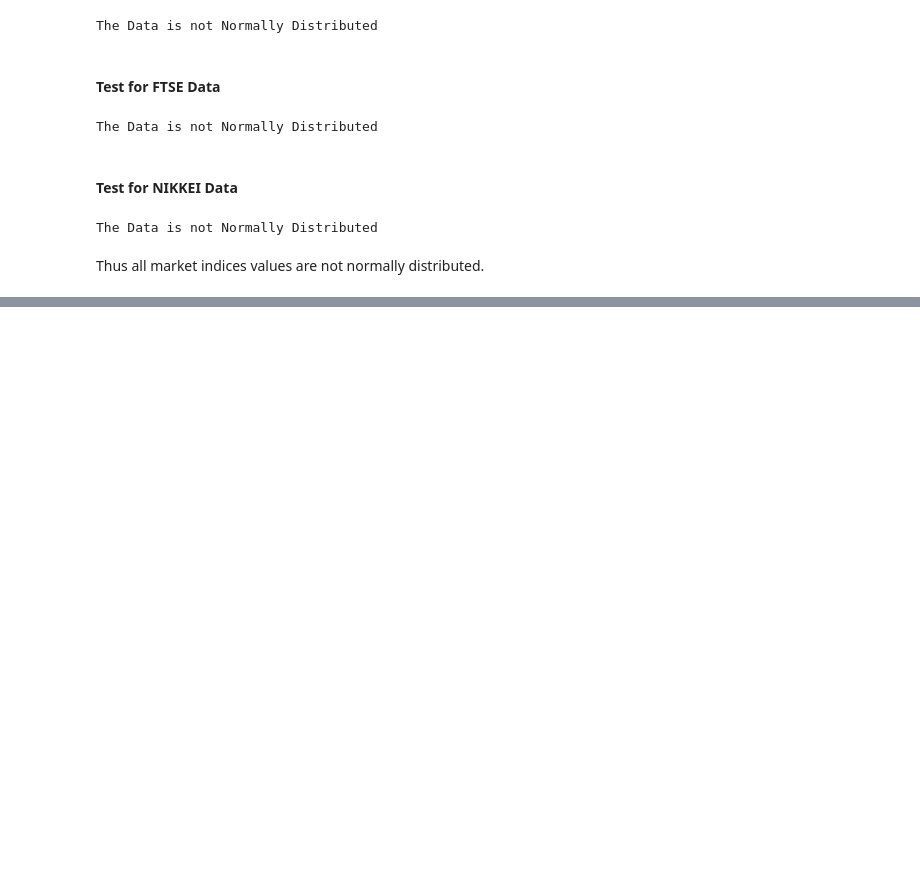
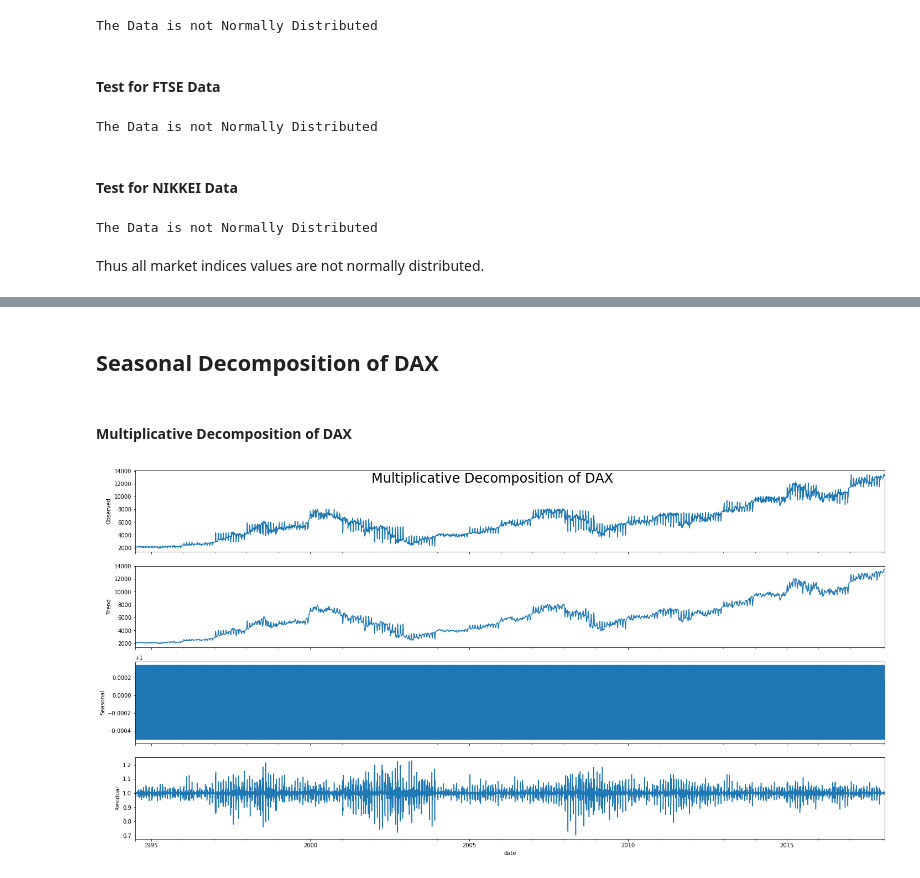
Before and after one commit to yashveersinghsohi/Analysis_of_market_indices_SARIMAX, a Jupyter notebook: Visualization.ipynb, the cells around one changed output, grey strips where cells are left out. Drawn from its saved outputs; the diff is of its cells as text; code cells hidden in the pictures; blank space fills up the shorter version.

```diff
--- a/Visualization.ipynb
+++ b/Visualization.ipynb
@@ -259,0 +296,12 @@ Thus all market indices values are not normally distributed.
+# %% [markdown]
+## Seasonal Decomposition of DAX
+# %% [markdown]
+#### Multiplicative Decomposition of DAX
+# %%
+plt.rcParams['figure.figsize'] = 20, 10
+
+dax_dec_multiplicative = seasonal_decompose(data.dax, model = "multiplicative")
+dax_dec_multiplicative.plot().suptitle('Multiplicative Decomposition of DAX', fontsize=24)
+plt.show()
+# %% [output]
+[figure, added]
```
Also changed, not shown: parts of 23 cells of this notebook, 1 other file.
